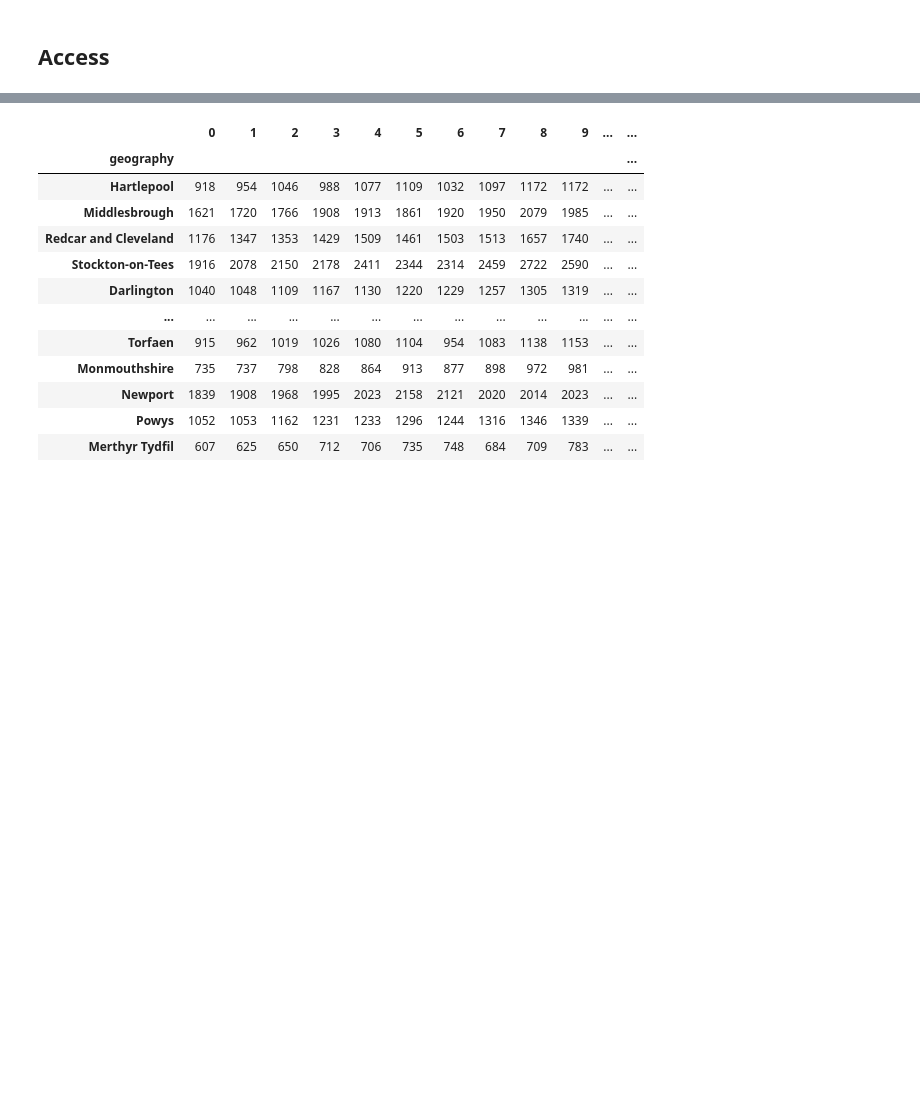
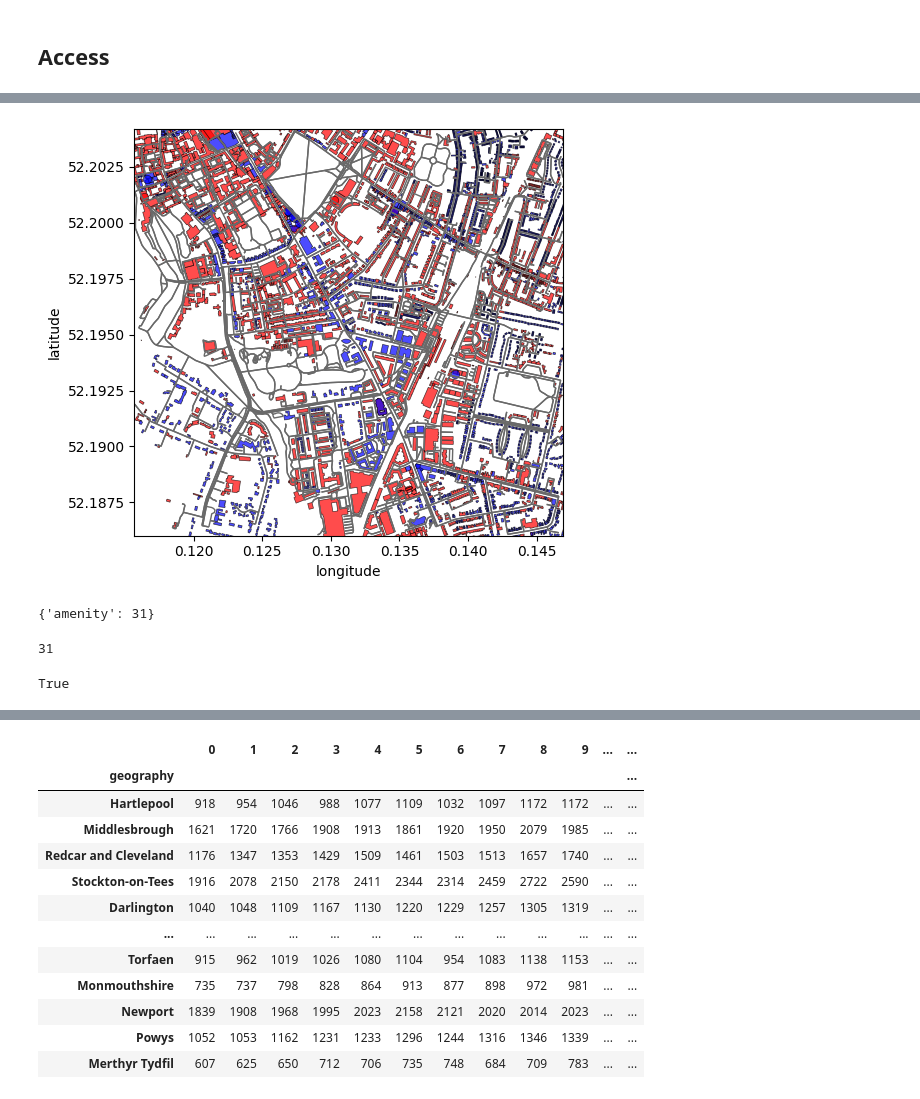
Before and after one commit to Navaneeth2906/nm803_ads_2024, a Jupyter notebook: ads_course_assessment.ipynb, the cells around one changed output, grey strips where cells are left out. Saved outputs shown, nothing was run; the diff lists cells and outputs as text; code cells hidden in the pictures; blank space fills up the shorter version.

```diff
--- a/ads_course_assessment.ipynb
+++ b/ads_course_assessment.ipynb
@@ -171,0 +132,4 @@ df
+# %%
+place_name = "Cambridge"
+latitude = 52.1951
+longitude = 0.1313
@@ -171,0 +154,10 @@ df
+# %%
+fynesse.assess.plot_buildings_in_area(place_name, latitude, longitude)
+# %% [output]
+[figure, added]
+# %%
+tags = {"amenity": ["university"]}
+
+fynesse.assess.count_pois_near_coordinates(latitude, longitude, tags)
+# %% [output]
+{'amenity': 31}
@@ -171,0 +183,21 @@ df
+# %%
+pois = get_uk_data_from_osm(latitude, longitude, tags)
+pois[pois['amenity'] == 'university'].shape[0]
+# %% [output]
+31
+# %%
+""" Check two different ways to calculate area """
+
+import geopandas as gpd
+
+pois['area_m2'] = pois.to_crs(epsg=32630)['geometry'].area
+
+gdf = gpd.GeoDataFrame(pois)
+# Set the CRS to WGS84 (latitude, longitude)
+gdf.set_crs('EPSG:4326', inplace=True)
+
+# Reproject to a projected CRS (e.g., UTM Zone 30N, EPSG:32630)
+gdf = gdf.to_crs('EPSG:32630')
+(gdf['geometry'].area == pois['area_m2']).all()
+# %% [output]
+True
```
Also changed, not shown: parts of 20 cells of this notebook.
